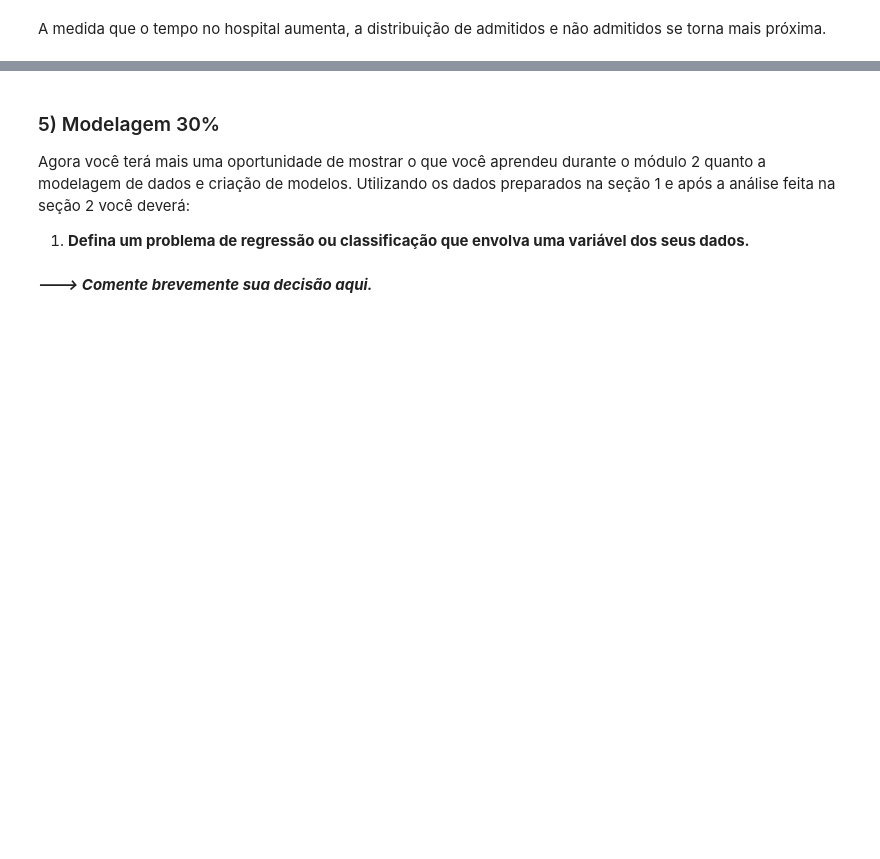
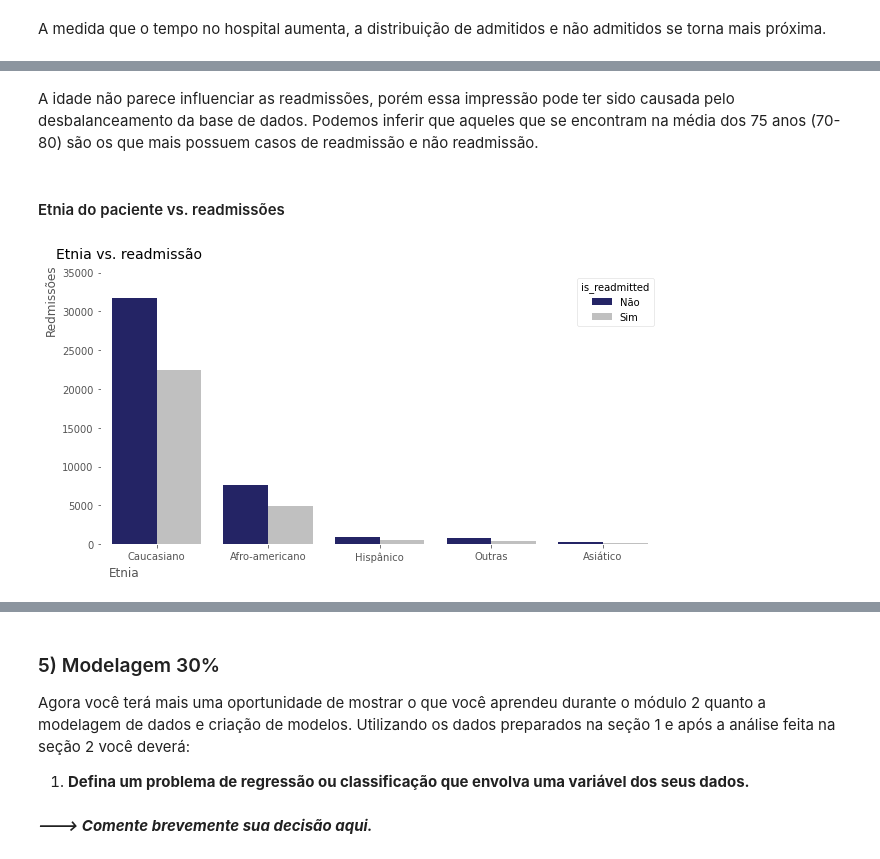
Before and after one commit to LilianeAquino/aed_projeto_3, a Jupyter notebook: template.ipynb, the cells around one changed output, grey strips where cells are left out. Cells and saved outputs as stored; diff of their text form; code cells hidden in the pictures; blank space fills up the shorter version.

```diff
--- a/template.ipynb
+++ b/template.ipynb
@@ -526,0 +581,21 @@ A medida que o tempo no hospital aumenta, a distribuição de admitidos e não a
+# %% [markdown]
+A idade não parece influenciar as readmissões, porém essa impressão pode ter sido causada pelo desbalanceamento da base de dados. Podemos inferir que aqueles que se encontram na média dos 75 anos (70-80) são os que mais possuem casos de readmissão e não readmissão.
+# %% [markdown]
+#### Etnia do paciente vs. readmissões
+# %%
+labels = ['Caucasiano', 'Afro-americano', 'Hispânico', 'Outras', 'Asiático']
+ticks = [0, 1, 2, 3, 4]
+
+plt.rcParams['figure.figsize'] = [10, 5]
+plt.rcParams['font.family'] = 'Arial, Helvetica, sans-serif'
+
+sns.countplot(x='race', hue='is_readmitted', data=data_cleaned, palette=['#191970', '#C0C0C0'])
+
+plt.title('Etnia vs. readmissão', y=1.03, size=14, loc='left', x=-0.08)
+plt.ylabel('Redmissões', horizontalalignment='left', y=0.77)
+plt.xlabel('Etnia', horizontalalignment='right', x=0.07)
+plt.xticks(ticks, labels)
+plt.ylim(0, 35000)
+plt.show()
+# %% [output]
+[figure, added]
```
Also changed, not shown: parts of 26 cells of this notebook.
